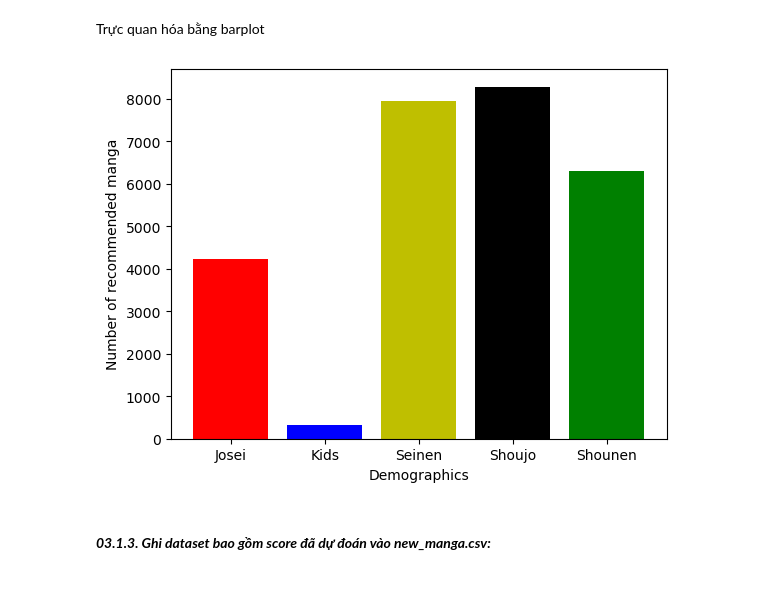
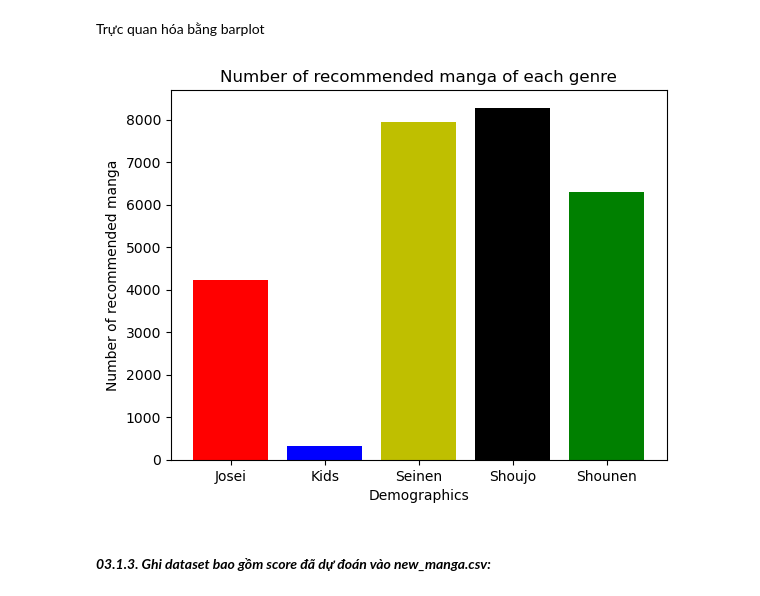
Before and after one commit to lengoctuong/Prj-Manga-Dataset_Programming4DS, a Jupyter notebook: 03_Asking-Questions-and-Analyzing.ipynb, the cells around one changed output. Drawn from its saved outputs; the diff is of its cells as text; code cells hidden in the pictures.

```diff
--- a/03_Asking-Questions-and-Analyzing.ipynb
+++ b/03_Asking-Questions-and-Analyzing.ipynb
@@ -372,14 +372,15 @@ Trực quan hóa bằng barplot
 # %%
 rec_ids_lst = list(recommended_dic.values())
 len_rec = []
 for l in rec_ids_lst:
     len_rec.append(len(l))
 
 plt.bar(list(recommended_dic.keys()), len_rec, color=['r', 'b', 'y', 'k', 'g'])
+plt.title('Number of recommended manga of each genre')
 plt.xlabel('Demographics')
 plt.ylabel('Number of recommended manga');
 # %% [output]
-[figure, old version]
+[figure, new version]
 # %% [markdown]
 #### **_03.1.3. Ghi dataset bao gồm score đã dự đoán vào new_manga.csv:_**
 # %%
```
Also changed, not shown: parts of 21 cells of this notebook.
